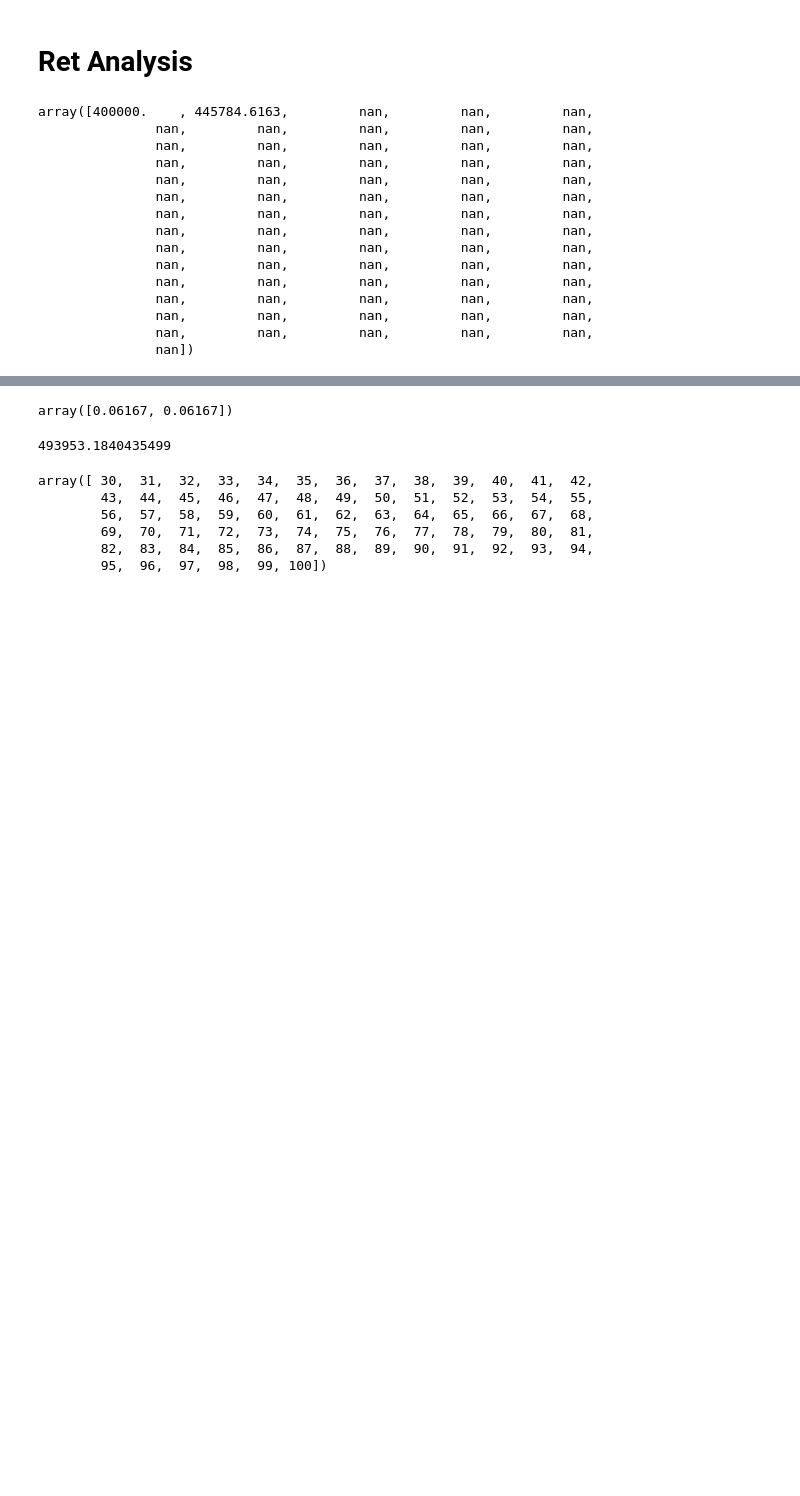
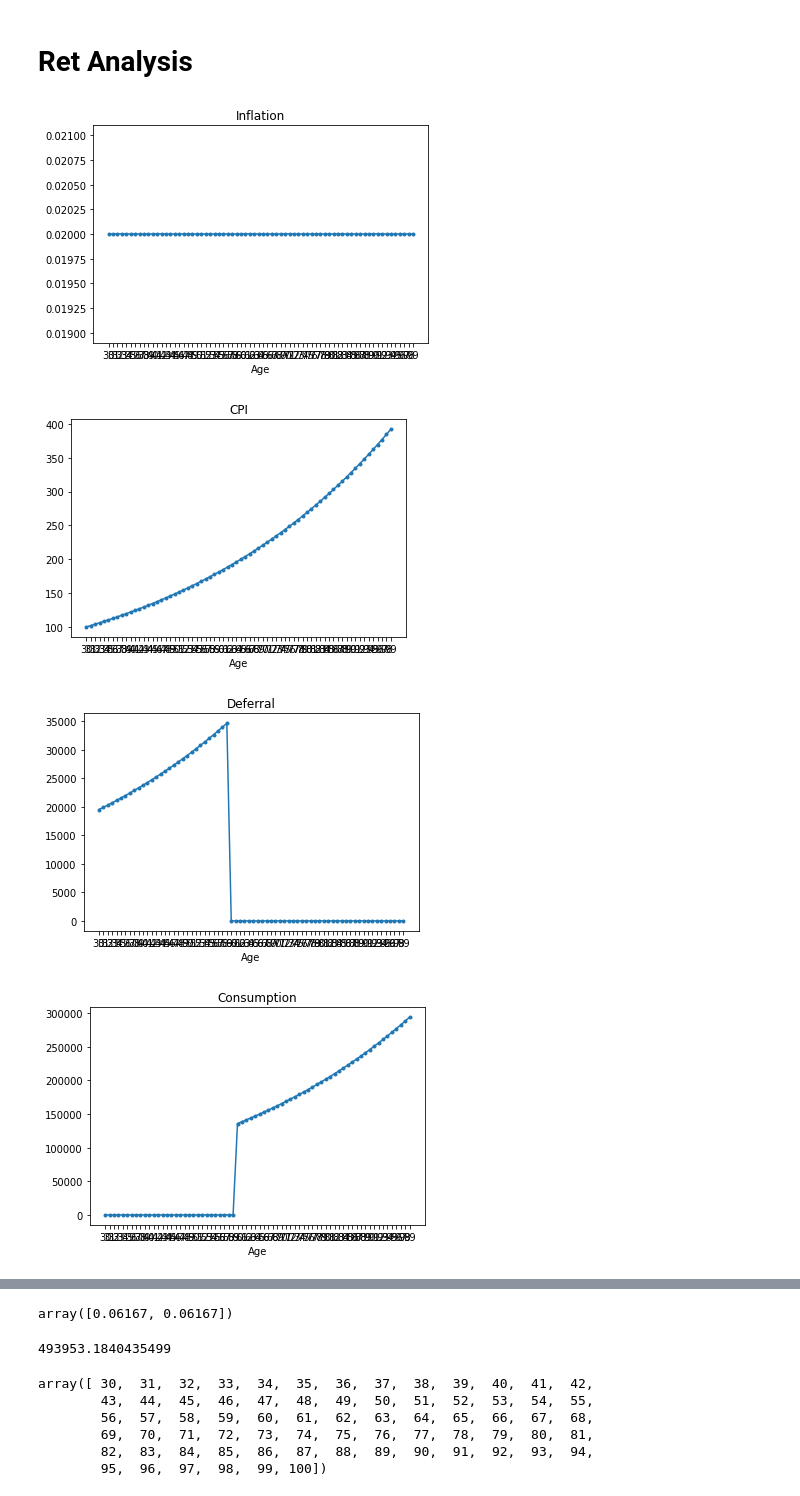
Before and after one commit to presmdonovan23/retirement-finance, a Jupyter notebook: retirement_simulation.ipynb, the cells around one changed output, grey strips where cells are left out. Saved outputs shown, nothing was run; the diff lists cells and outputs as text; code cells hidden in the pictures; blank space fills up the shorter version.

```diff
--- a/retirement_simulation.ipynb
+++ b/retirement_simulation.ipynb
@@ -33,6 +36,7 @@ initial_deferral = 19500
 retirement_age = 60
 retirement_consumption = 75000
 retirement_ssb = 10000
+benefits_age = 67
 death_age = 100
 # %%
 num_years = death_age - initial_age + 1
@@ -68,7 +68,7 @@ consumption = StaticRetirementConsumption(retirement_consumption, cpi, initial_a
 # %%
 deferral = StaticPreRetirementDeferral(initial_deferral, cpi, initial_age, retirement_age)
 # %%
-ssb = StaticRetirementSSB(retirement_ssb, cpi, initial_age, retirement_age)
+ssb = StaticRetirementSSB(retirement_ssb, cpi, initial_age, benefits_age)
 # %% [markdown]
 # Ret Analysis
 # %%
@@ -87,18 +87,7 @@ retirement_analysis._step()
 # %%
-retirement_analysis.portfolio.history
+retirement_analysis.plot()
 # %% [output]
-array([400000.    , 445784.6163,         nan,         nan,         nan,
-               nan,         nan,         nan,         nan,         nan,
-               nan,         nan,         nan,         nan,         nan,
-               nan,         nan,         nan,         nan,         nan,
-               nan,         nan,         nan,         nan,         nan,
-               nan,         nan,         nan,         nan,         nan,
-               nan,         nan,         nan,         nan,         nan,
-               nan,         nan,         nan,         nan,         nan,
-               nan,         nan,         nan,         nan,         nan,
-               nan,         nan,         nan,         nan,         nan,
-               nan,         nan,         nan,         nan,         nan,
-               nan,         nan,         nan,         nan,         nan,
-               nan,         nan,         nan,         nan,         nan,
-               nan,         nan,         nan,         nan,         nan,
-               nan])
+[figure, added]
+[figure, added]
+[figure, added]
+[figure, added]
```
Also changed, not shown: parts of 17 cells of this notebook, 3 other files.
